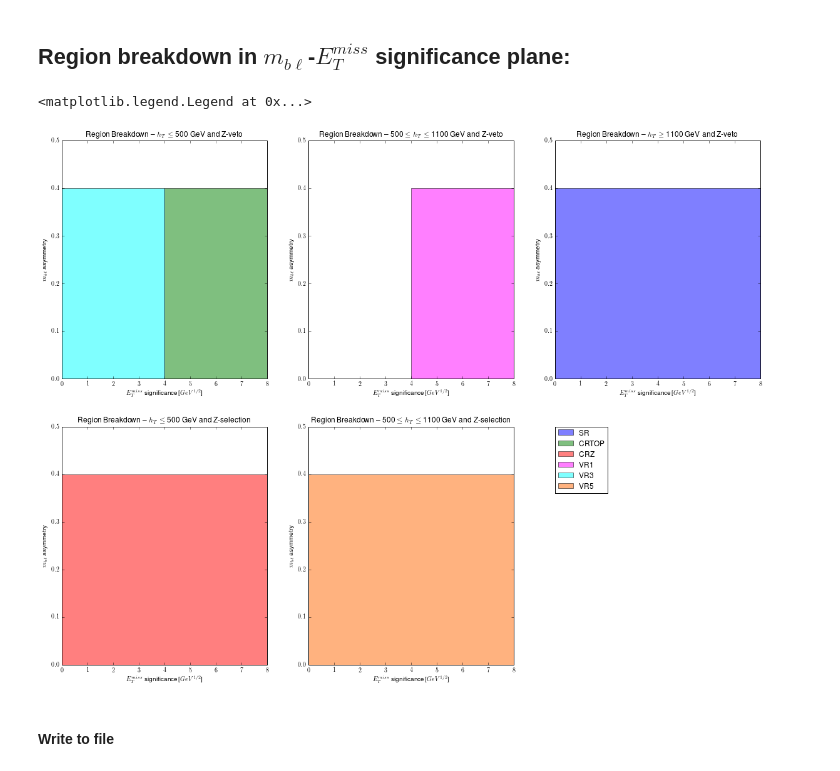
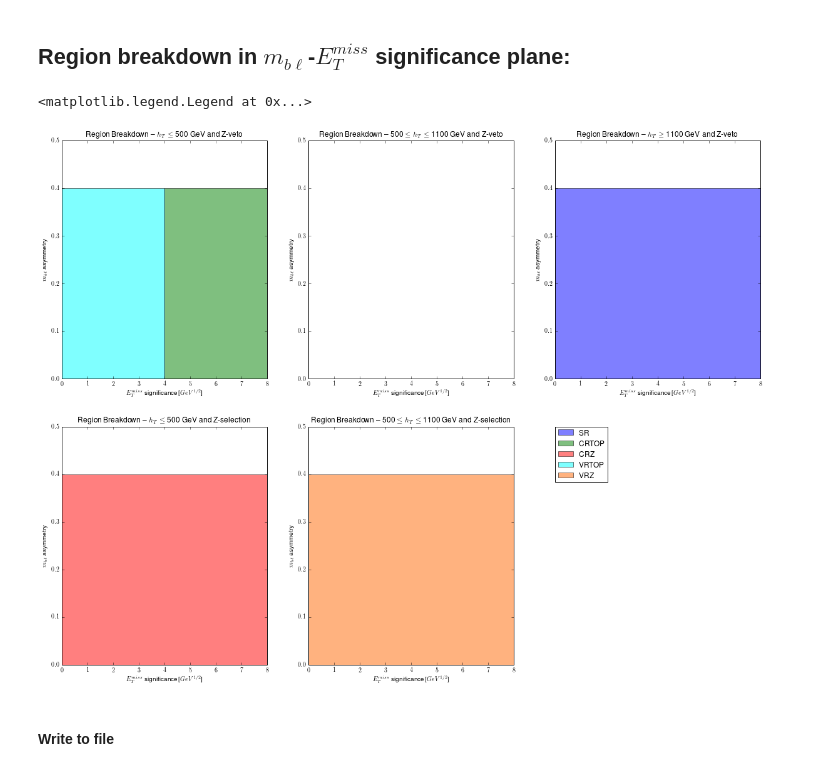
Before and after one commit to bdjackson/BMinusLSmallStudies, a Jupyter notebook: RegionPlots/DrawRegions.ipynb, the cells around one changed output. Saved outputs shown, nothing was run; the diff lists cells and outputs as text; code cells hidden in the pictures.

Commit message:
update regions

```diff
--- a/RegionPlots/DrawRegions.ipynb
+++ b/RegionPlots/DrawRegions.ipynb
@@ -244,13 +186,8 @@ vr_7_points_ht_met = [ [vr_7_ht_1, vr_7_met_sig_1]
 sr_color     = 'blue'
 cr_top_color = 'green'
 cr_z_color   = 'red'
-vr_1_color   = 'magenta'
-vr_2_color   = 'black'
-vr_3_color   = 'cyan'
-vr_4_color   = 'purple'
-vr_5_color   = '#FF6600'  # orange
-vr_6_color   = 'yellow'
-vr_7_color   = '#FFCDFF'  # light pink
+vr_top_color = 'cyan'
+vr_z_color   = '#FF6600'  # orange
 # %% [markdown]
 ## Region breakdown in $m_{b\ell}$-$E_T^{miss}$ significance plane:
 # %%
@@ -265,10 +202,10 @@ plt.xlabel('$E_{T}^{miss}$ significance [$GeV^{1/2}$]')
 plt.ylabel('$m_{b\ell}$ asymmetry')
 
 cr_top_region = plt.Polygon(cr_top_points_met_mbl, fc=cr_top_color, alpha=0.5, label = 'CRTOP')
-vr_3_region   = plt.Polygon(vr_3_points_met_mbl  , fc=vr_3_color  , alpha=0.5, label = 'VR3'  )
+vr_top_region = plt.Polygon(vr_top_points_met_mbl, fc=vr_top_color, alpha=0.5, label = 'VRTOP')
 
 plt.gca().add_patch(cr_top_region)
-plt.gca().add_patch(vr_3_region)
+plt.gca().add_patch(vr_top_region)
 
 # --------------------------------------------------------------------
 plt.subplot(2,3,2)
@@ -277,10 +214,6 @@ plt.axis([met_sig_min, met_sig_max, mbl_asym_min, mbl_asym_max])
 plt.title('Region Breakdown -- 500 $\le h_{T} \le$ 1100 GeV and Z-veto')
 plt.xlabel('$E_{T}^{miss}$ significance [$GeV^{1/2}$]')
 plt.ylabel('$m_{b\ell}$ asymmetry')
-
-vr_1_region   = plt.Polygon(vr_1_points_met_mbl, fc=vr_1_color, alpha=0.5, label = 'VR1'  )
-
-plt.gca().add_patch(vr_1_region)
 
 # --------------------------------------------------------------------
 plt.subplot(2,3,3)
@@ -296,40 +229,46 @@ plt.gca().add_patch(sr_region)
 # --------------------------------------------------------------------
 plt.subplot(2,3,4)
 plt.axis([met_sig_min, met_sig_max, mbl_asym_min, mbl_asym_max])
 plt.title('Region Breakdown -- $h_{T} \le$ 500 GeV and Z-selection')
 plt.xlabel('$E_{T}^{miss}$ significance [$GeV^{1/2}$]')
 plt.ylabel('$m_{b\ell}$ asymmetry')
 
 cr_z_region = plt.Polygon(cr_z_points_met_mbl, fc=cr_z_color, alpha=0.5, label = 'CRZ')
 
 plt.gca().add_patch(cr_z_region)
 
 # --------------------------------------------------------------------
 plt.subplot(2,3,5)
 plt.axis([met_sig_min, met_sig_max, mbl_asym_min, mbl_asym_max])
 
 plt.title('Region Breakdown -- 500 $\le h_{T} \le$ 1100 GeV and Z-selection')
 plt.xlabel('$E_{T}^{miss}$ significance [$GeV^{1/2}$]')
 plt.ylabel('$m_{b\ell}$ asymmetry')
 
-vr_5_region   = plt.Polygon(vr_5_points_met_mbl, fc=vr_5_color, alpha=0.5, label = 'VR5'  )
+vr_z_region   = plt.Polygon(vr_z_points_met_mbl, fc=vr_z_color, alpha=0.5, label = 'VRZ')
 
-plt.gca().add_patch(vr_5_region)
+plt.gca().add_patch(vr_z_region)
 
 # --------------------------------------------------------------------
-plt.legend( [ sr_region, cr_top_region, cr_z_region
-            , vr_1_region, vr_3_region, vr_5_region
+plt.legend( [ sr_region
+            , cr_top_region
+            , cr_z_region
+            , vr_top_region
+            , vr_z_region
             ]
-          , [ 'SR' , 'CRTOP', 'CRZ'
-            , 'VR1', 'VR3','VR5'
+          , [ 'SR'
+            , 'CRTOP'
+            , 'CRZ'
+            , 'VRTOP'
+            , 'VRZ'
             ]
           , bbox_to_anchor=(1.2, 1)
           , loc=2
           , borderaxespad=0
           )
 # %% [output]
 <matplotlib.legend.Legend at 0x...>
-[figure, old version]
+[figure, new version]
 # %% [markdown]
 #### Write to file
 # %%
```
Also changed, not shown: parts of 13 cells of this notebook.
